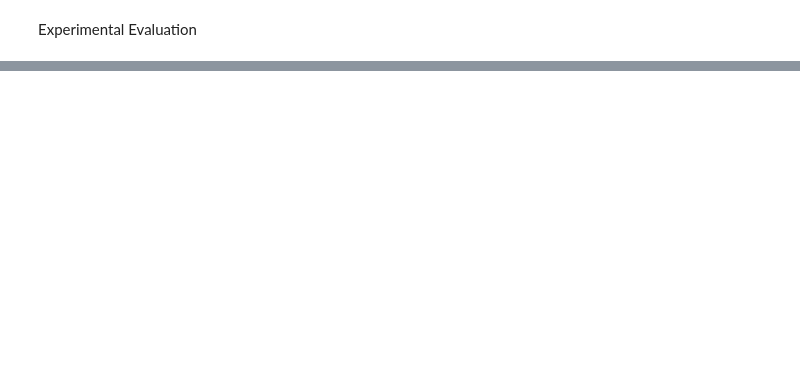
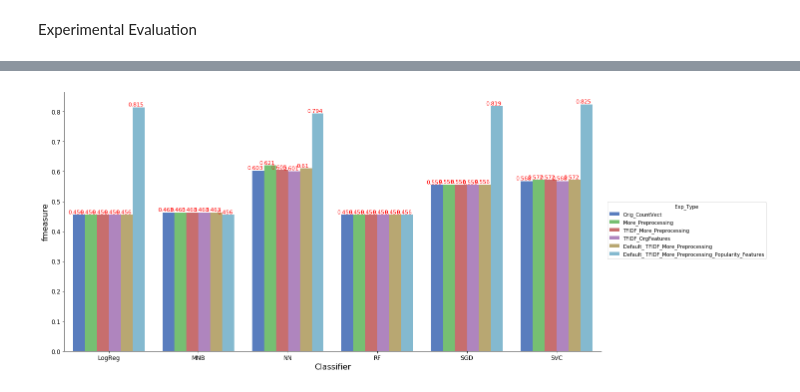
Before and after one commit to abhishek9sharma/TwitterAnalysis, a Jupyter notebook: Text_Classification_Models.ipynb, the cells around one changed output, grey strips where cells are left out. Drawn from its saved outputs; the diff is of its cells as text; code cells hidden in the pictures; blank space fills up the shorter version.

```diff
--- a/Text_Classification_Models.ipynb
+++ b/Text_Classification_Models.ipynb
@@ -222,0 +452,8 @@ RunExp(classifiers, candidate_data['text_features'], candidate_data['sentiment']
+# %%
+# Code: TFIDF WITH OLD FEATURES
+Res4 = Dicttodataframe(RunAnyVec(classifiers,exp_data_k_folds,'text_features', vectype),'Classifier')
+Res4['Exp_Type'] = 'TFIDF_OrgFeatures'
+PlotRes(Res4,'fmeasure')
+DF = pd.concat([DF,Res4])
+DF.index = range(len(DF.index))
+PlotRes(DF,'fmeasure', fontin = 11)
@@ -222,0 +463,8 @@ RunExp(classifiers, candidate_data['text_features'], candidate_data['sentiment']
+# %%
+# Code: TFIDF WITH NeW FEATURES
+vectype = TfidfVectorizer()
+Res5 = Dicttodataframe(RunAnyVec(classifiers,exp_data_k_folds,'text_features_new', vectype),'Classifier')
+Res5['Exp_Type'] = 'Default_ TFIDF_More_Preprocessing'
+DF = pd.concat([DF,Res5])
+DF.index = range(len(DF.index))
+PlotRes(DF,'fmeasure', fontin = 11)
@@ -222,0 +479,12 @@ RunExp(classifiers, candidate_data['text_features'], candidate_data['sentiment']
+# %%
+# Load Data with New Features
+normal_features = ['full_text','sentiment']
+pop_features = ['retweet_count']
+user_features = ['user.friends_count','user.followers_count','user.listed_count']
+candidate_data_new = eng_tweets[normal_features + pop_features + user_features]
+classfilter = candidate_data_new.sentiment.isin(['POS','NEG'])
+candidate_data_new = candidate_data_new[classfilter]
+candidate_data_new.index = range(len(candidate_data_new.index))
+candidate_data_new['text_features'] = candidate_data['full_text'].apply(tokenize_tweet)
+candidate_data_new['text_features_new'] = candidate_data['text_features'].apply(MoreTextProcessing)
+candidate_data_new.head(2)
@@ -222,0 +495,6 @@ RunExp(classifiers, candidate_data['text_features'], candidate_data['sentiment']
+# %%
+# Split Data Also Smalll Check to See if it is same as original experiment
+exp_data_k_folds = GetKFoldData(candidate_data_new, candidate_data['sentiment'] , 10)
+idx_list_new = exp_data_k_folds[0]['test'].index.tolist()
+assert(sum([i-j for i,j in zip(idx_list_new,idx_list_org)])==0)
+exp_data_k_folds[0]['test'][0:2]
@@ -222,0 +554,10 @@ RunExp(classifiers, candidate_data['text_features'], candidate_data['sentiment']
+# %%
+# Code: TFIDF WITH POPULATION FEATURES ADDED
+vectype = TfidfVectorizer()
+Res6 = Dicttodataframe(RunAnyVecNew(classifiers,exp_data_k_folds,'text_features_new', vectype, pop_features),'Classifier')
+Res6['Exp_Type'] = 'Default_ TFIDF_More_Preprocessing_Popularity_Features'
+DF = pd.concat([DF,Res6])
+DF.index = range(len(DF.index))
+PlotRes(DF,'fmeasure', fontin = 11)
+# %% [output]
+[figure, added]
```
Also changed, not shown: parts of 35 cells of this notebook.
